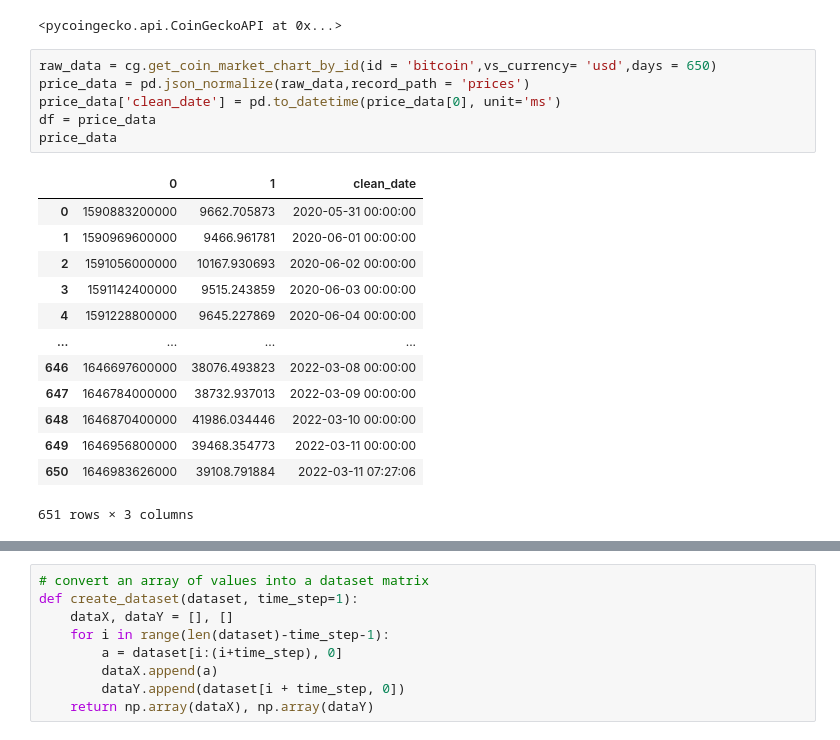
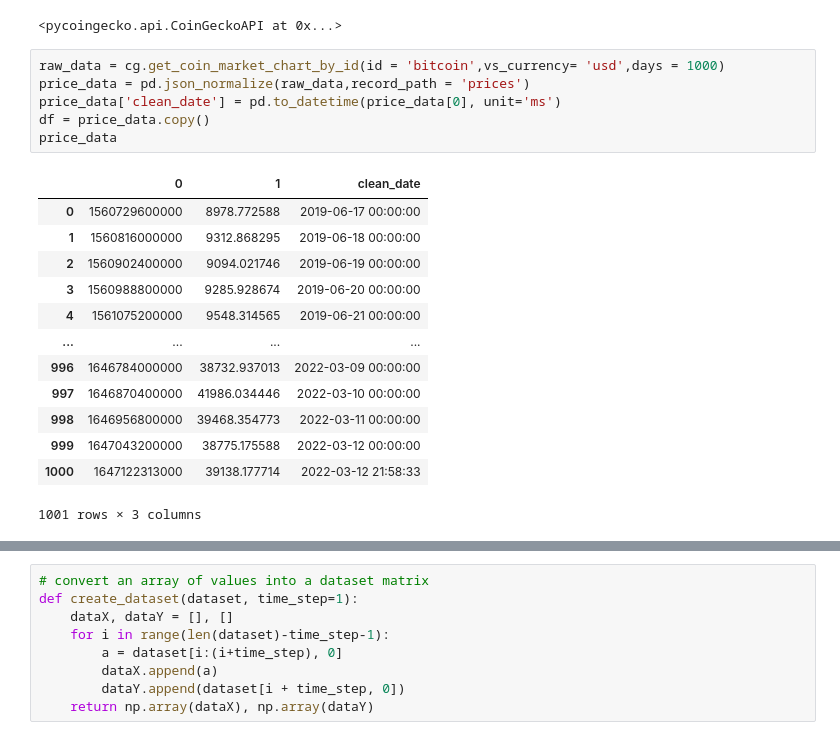
Before and after one commit to patrickA25/COMP_4447_Final_Project, a Jupyter notebook: test_forcast.ipynb, the cells around one changed output, grey strips where cells are left out. Drawn from its saved outputs; the diff is of its cells as text.

```diff
--- a/test_forcast.ipynb
+++ b/test_forcast.ipynb
@@ -26,25 +26,25 @@ cg
 # %% [output]
 <pycoingecko.api.CoinGeckoAPI at 0x...>
 # %%
-raw_data = cg.get_coin_market_chart_by_id(id = 'bitcoin',vs_currency= 'usd',days = 650)
+raw_data = cg.get_coin_market_chart_by_id(id = 'bitcoin',vs_currency= 'usd',days = 1000)
 price_data = pd.json_normalize(raw_data,record_path = 'prices')
 price_data['clean_date'] = pd.to_datetime(price_data[0], unit='ms')
-df = price_data
+df = price_data.copy()
 price_data
 # %% [output]
 |  | 0 | 1 | clean_date |
-| 0 | 1590883200000 | 9662.705873 | 2020-05-31 00:00:00 |
-| 1 | 1590969600000 | 9466.961781 | 2020-06-01 00:00:00 |
-| 2 | 1591056000000 | 10167.930693 | 2020-06-02 00:00:00 |
-| 3 | 1591142400000 | 9515.243859 | 2020-06-03 00:00:00 |
-| 4 | 1591228800000 | 9645.227869 | 2020-06-04 00:00:00 |
+| 0 | 1560729600000 | 8978.772588 | 2019-06-17 00:00:00 |
+| 1 | 1560816000000 | 9312.868295 | 2019-06-18 00:00:00 |
+| 2 | 1560902400000 | 9094.021746 | 2019-06-19 00:00:00 |
+| 3 | 1560988800000 | 9285.928674 | 2019-06-20 00:00:00 |
+| 4 | 1561075200000 | 9548.314565 | 2019-06-21 00:00:00 |
 | ... | ... | ... | ... |
-| 646 | 1646697600000 | 38076.493823 | 2022-03-08 00:00:00 |
-| 647 | 1646784000000 | 38732.937013 | 2022-03-09 00:00:00 |
-| 648 | 1646870400000 | 41986.034446 | 2022-03-10 00:00:00 |
-| 649 | 1646956800000 | 39468.354773 | 2022-03-11 00:00:00 |
-| 650 | 1646983626000 | 39108.791884 | 2022-03-11 07:27:06 |
+| 996 | 1646784000000 | 38732.937013 | 2022-03-09 00:00:00 |
+| 997 | 1646870400000 | 41986.034446 | 2022-03-10 00:00:00 |
+| 998 | 1646956800000 | 39468.354773 | 2022-03-11 00:00:00 |
+| 999 | 1647043200000 | 38775.175588 | 2022-03-12 00:00:00 |
+| 1000 | 1647122313000 | 39138.177714 | 2022-03-12 21:58:33 |
-651 rows × 3 columns
+1001 rows × 3 columns
 # %%
 del price_data['clean_date']
 del price_data[0]
```
Also changed, not shown: parts of 6 cells of this notebook.
